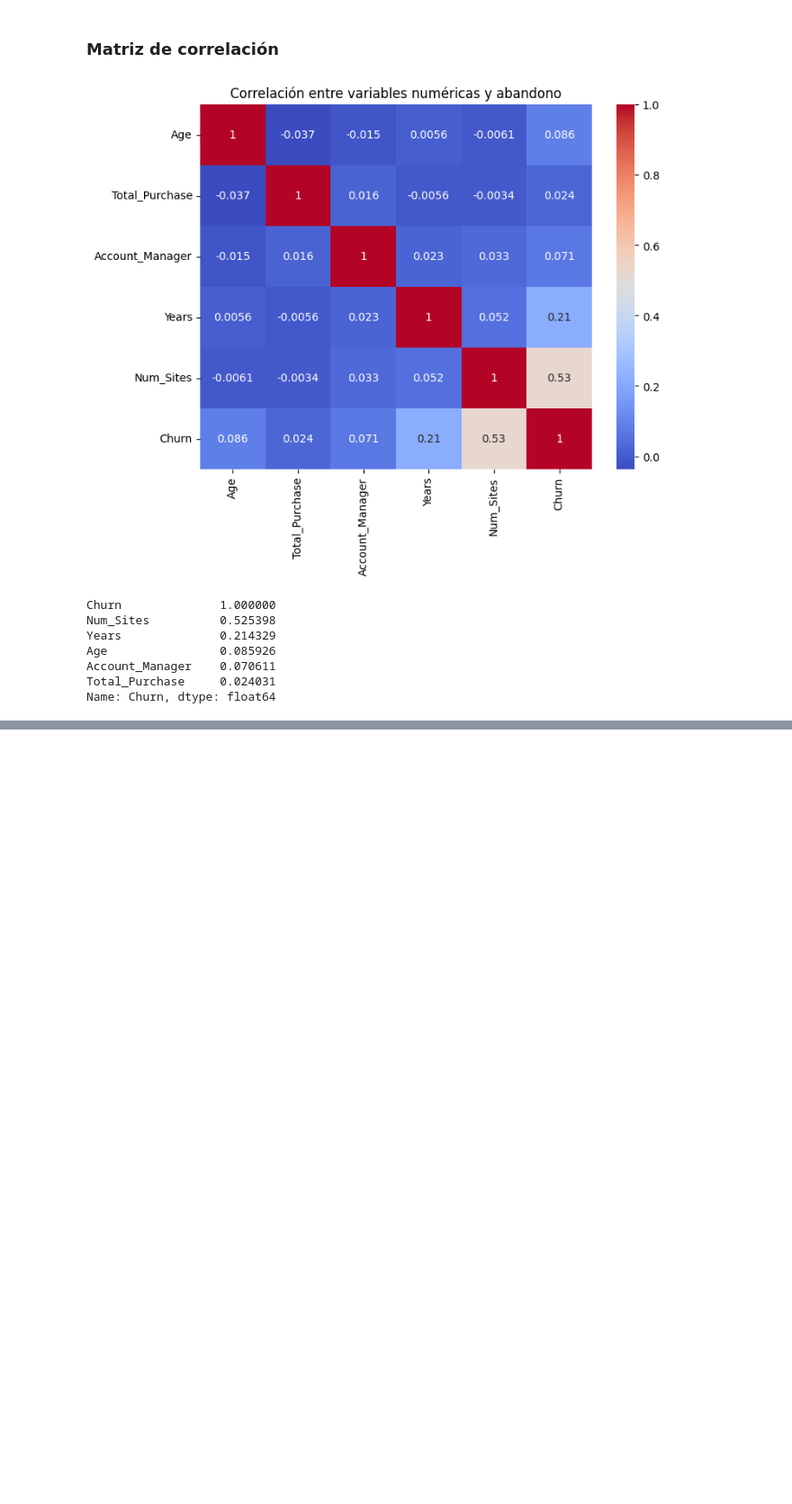
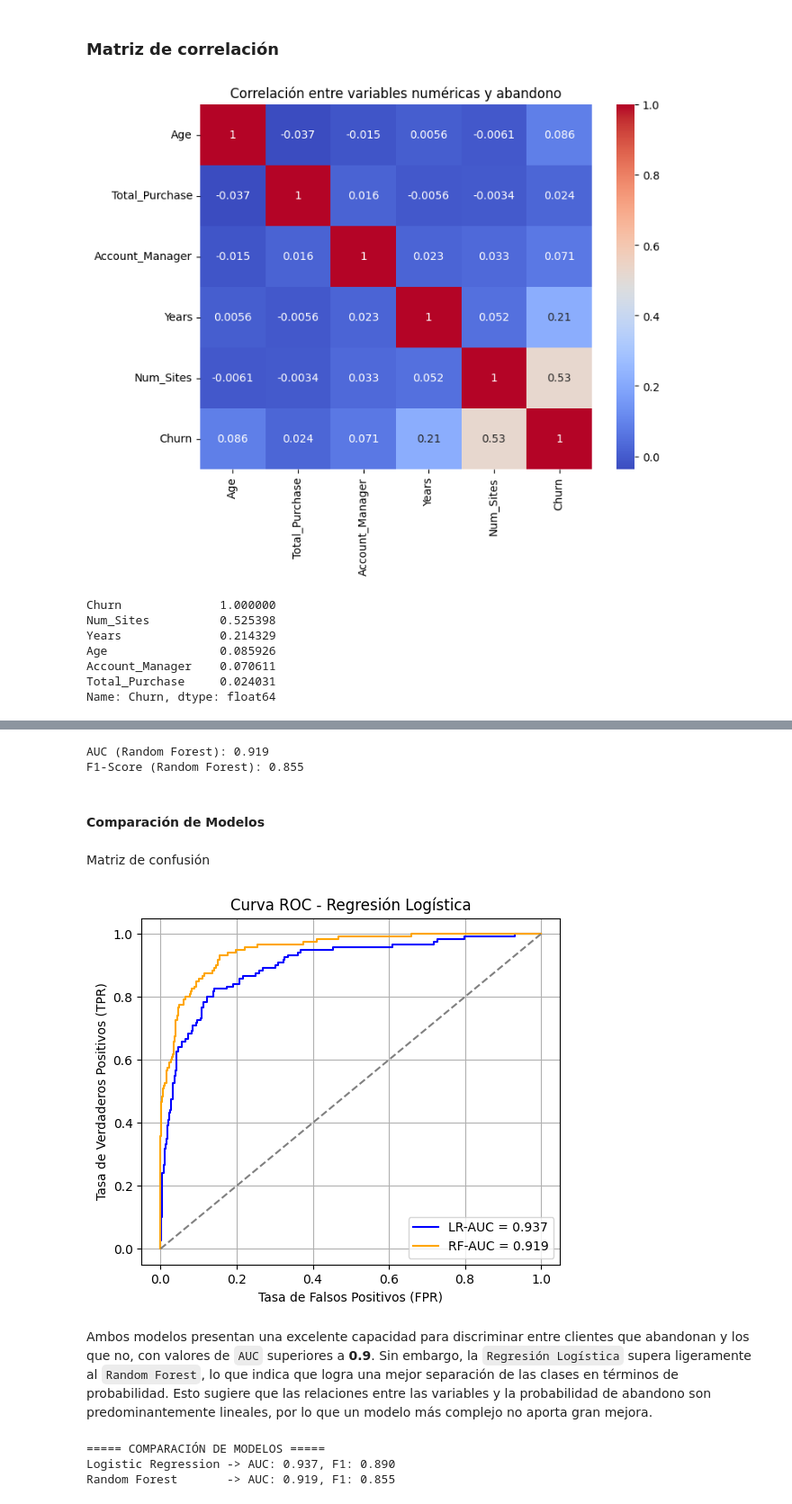
Before and after one commit to alee2602/LAB11-DS, a Jupyter notebook: main.ipynb, the cells around one changed output, grey strips where cells are left out. Shown: that part at 90% size. Drawn from its saved outputs; the diff is of its cells as text; code cells hidden in the pictures; blank space fills up the shorter version.

Commit message:
feat: modelos, comparación y conclusiones

```diff
--- a/main.ipynb
+++ b/main.ipynb
@@ -151,0 +157,4 @@ Name: Churn, dtype: float64
+# %%
+scaler = StandardScaler(inputCol="features_vector", outputCol="features_scaled")
+
+df_hist_clean = df_hist.select(*(features + ["Churn"]))
@@ -151,0 +163,3 @@ Name: Churn, dtype: float64
+# %%
+train_df, test_df = df_hist_clean.randomSplit([0.8, 0.2], seed=42)
+print("Entrenamiento:", train_df.count(), "Prueba:", test_df.count())
@@ -151,0 +172,11 @@ Name: Churn, dtype: float64
+# %%
+from pyspark.ml.classification import LogisticRegression
+from pyspark.ml.evaluation import BinaryClassificationEvaluator, MulticlassClassificationEvaluator
+
+lr = LogisticRegression(featuresCol="features_scaled", labelCol="Churn")
+
+pipeline_lr = Pipeline(stages=[assembler, scaler, lr])
+
+lr_model = pipeline_lr.fit(train_df)
+
+lr_preds = lr_model.transform(test_df)
@@ -151,0 +197,21 @@ Name: Churn, dtype: float64
+# %%
+from pyspark.ml.classification import RandomForestClassifier
+
+rf = RandomForestClassifier(featuresCol="features_scaled", labelCol="Churn", numTrees=100, maxDepth=5, seed=42)
+
+pipeline_rf = Pipeline(stages=[assembler, scaler, rf])
+rf_model = pipeline_rf.fit(train_df)
+rf_preds = rf_model.transform(test_df)
+# %%
+auc_rf = evaluator_auc.evaluate(rf_preds)
+f1_rf  = evaluator_f1.evaluate(rf_preds)
+
+print(f"AUC (Random Forest): {auc_rf:.3f}")
+print(f"F1-Score (Random Forest): {f1_rf:.3f}")
+# %% [output]
+AUC (Random Forest): 0.919
+F1-Score (Random Forest): 0.855
+# %% [markdown]
+#### **Comparación de Modelos**
+# %% [markdown]
+Matriz de confusión
@@ -151,0 +240,31 @@ Name: Churn, dtype: float64
+# %%
+import pandas as pd
+import matplotlib.pyplot as plt
+
+roc = lr_model.stages[-1].summary.roc.toPandas()
+roc_rf = rf_model.stages[-1].summary.roc.toPandas()
+
+plt.figure(figsize=(6, 5))
+plt.plot(roc['FPR'], roc['TPR'], color='blue', label=f"LR-AUC = {auc_lr:.3f}")
+plt.plot(roc_rf['FPR'], roc_rf['TPR'], color='orange', label=f"RF-AUC = {auc_rf:.3f}")
+plt.plot([0, 1], [0, 1], color='gray', linestyle='--')
+plt.title("Curva ROC - Regresión Logística")
+plt.xlabel("Tasa de Falsos Positivos (FPR)")
+plt.ylabel("Tasa de Verdaderos Positivos (TPR)")
+plt.legend(loc="lower right")
+plt.grid(True)
+plt.show()
+# %% [output]
+[figure, added]
+# %% [markdown]
+Ambos modelos presentan una excelente capacidad para discriminar entre clientes que abandonan y los que no, con valores de `AUC` superiores a **0.9**.
+Sin embargo, la `Regresión Logística` supera ligeramente al `Random Forest`, lo que indica que logra una mejor separación de las clases en términos de probabilidad.
+Esto sugiere que las relaciones entre las variables y la probabilidad de abandono son predominantemente lineales, por lo que un modelo más complejo no aporta gran mejora.
+# %%
+print("===== COMPARACIÓN DE MODELOS =====")
+print(f"Logistic Regression -> AUC: {auc_lr:.3f}, F1: {f1_lr:.3f}")
+print(f"Random Forest       -> AUC: {auc_rf:.3f}, F1: {f1_rf:.3f}")
+# %% [output]
+===== COMPARACIÓN DE MODELOS =====
+Logistic Regression -> AUC: 0.937, F1: 0.890
+Random Forest       -> AUC: 0.919, F1: 0.855
```
Also changed, not shown: parts of 23 cells of this notebook.
